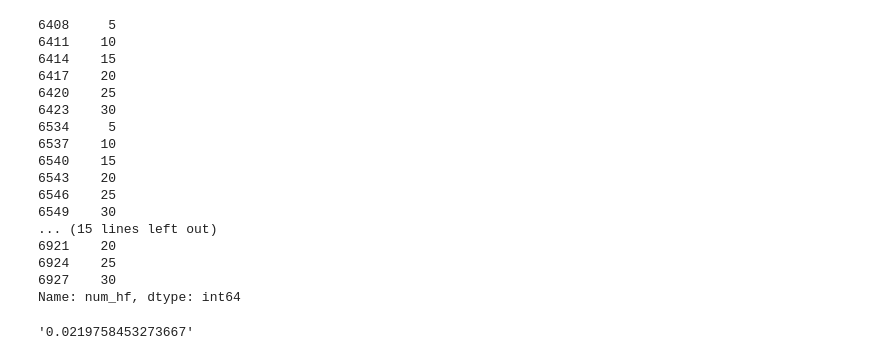
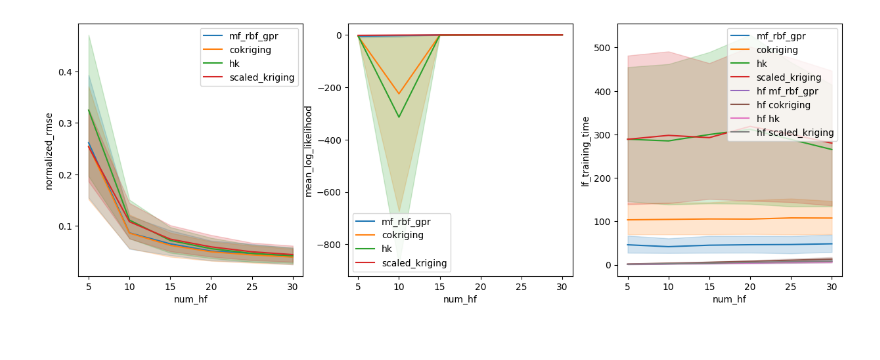
Before and after one commit to bessagroup/mfbml, a Jupyter notebook: studies/gpr_comprehensive_experiments/all_methods_noise/lf200/results_analysis_ablation.ipynb, the cells around one changed output. Saved outputs shown, nothing was run; the diff lists cells and outputs as text; code cells hidden in the pictures.

```diff
--- a/studies/gpr_comprehensive_experiments/all_methods_noise/lf200/results_analysis_ablation.ipynb
+++ b/studies/gpr_comprehensive_experiments/all_methods_noise/lf200/results_analysis_ablation.ipynb
@@ -87,27 +139,3 @@ array(['0.0848006188271087', '0.0466043210678952', '0.0227796585113812',
-# %%
-new_results['num_hf']
-# %% [output]
-6408     5
-6411    10
-6414    15
-6417    20
-6420    25
-6423    30
-6534     5
-6537    10
-6540    15
-6543    20
-6546    25
-6549    30
-... (15 lines left out)
-6921    20
-6924    25
-6927    30
-Name: num_hf, dtype: int64
-# %%
-new_results["normalized_rmse"].values
-# %% [output]
-'0.0219758453273667'
 # %%
 fig, ax1 = plt.subplots(figsize=(8, 6))
 
@@ -307,3 +335,51 @@ plt.savefig("gpr_comparison_at_200lf_samples.pdf",
 plt.savefig("gpr_comparison_at_200lf_samples.svg",
             dpi=300, bbox_inches="tight")
 plt.show()
+# %%
+
+
+fig, ax = plt.subplots(1, 3, figsize=(15, 5))
+
+# plot the results for problem mf_Sixhump
+sns.lineplot(data= mf_rbf_gpr_results, x='num_hf',
+             y='normalized_rmse',  label='mf_rbf_gpr', ax=ax[0])
+sns.lineplot(data=cokriging_results, x='num_hf',
+             y='normalized_rmse',  label='cokriging', ax=ax[0])
+sns.lineplot(data=hk_results, x='num_hf',
+             y='normalized_rmse', ax=ax[0], label='hk')
+sns.lineplot(data=scaled_kriging_results, x='num_hf',
+             y='normalized_rmse', ax=ax[0], label='scaled_kriging')
+
+# plot the mean_log_likelihood
+sns.lineplot(data= mf_rbf_gpr_results, x='num_hf',
+             y='mean_log_likelihood',  label='mf_rbf_gpr', ax=ax[1])
+sns.lineplot(data=cokriging_results, x='num_hf',
+                y='mean_log_likelihood',  label='cokriging', ax=ax[1])
+sns.lineplot(data=hk_results, x='num_hf',
+                y='mean_log_likelihood', ax=ax[1], label='hk')
+sns.lineplot(data=scaled_kriging_results, x='num_hf',
+                y='mean_log_likelihood', ax=ax[1], label='scaled_kriging')
+
+# plot the lf and hf training time for the problem mf_Sixhump
+sns.lineplot(data= mf_rbf_gpr_results, x='num_hf',
+             y='lf_training_time',  label='mf_rbf_gpr', ax=ax[2])
+sns.lineplot(data=cokriging_results, x='num_hf',
+                y='lf_training_time',  label='cokriging', ax=ax[2])
+sns.lineplot(data=hk_results, x='num_hf',
+                y='lf_training_time', ax=ax[2], label='hk')
+sns.lineplot(data=scaled_kriging_results, x='num_hf',
+                y='lf_training_time', ax=ax[2], label='scaled_kriging')
+# plot the hf training time in the same figure
+sns.lineplot(data= mf_rbf_gpr_results, x='num_hf',
+             y='hf_training_time',  label='hf mf_rbf_gpr', ax=ax[2])
+sns.lineplot(data=cokriging_results, x='num_hf',
+                y='hf_training_time',  label='hf cokriging', ax=ax[2])
+sns.lineplot(data=hk_results, x='num_hf',
+                y='hf_training_time', ax=ax[2], label='hf hk')
+sns.lineplot(data=scaled_kriging_results, x='num_hf',
+                y='hf_training_time', ax=ax[2], label='hf scaled_kriging')
+
+# shoe the plot
+plt.show()
+# %% [output]
+[figure, added]
```
Also changed, not shown: parts of 7 cells of this notebook, 13 other files.
